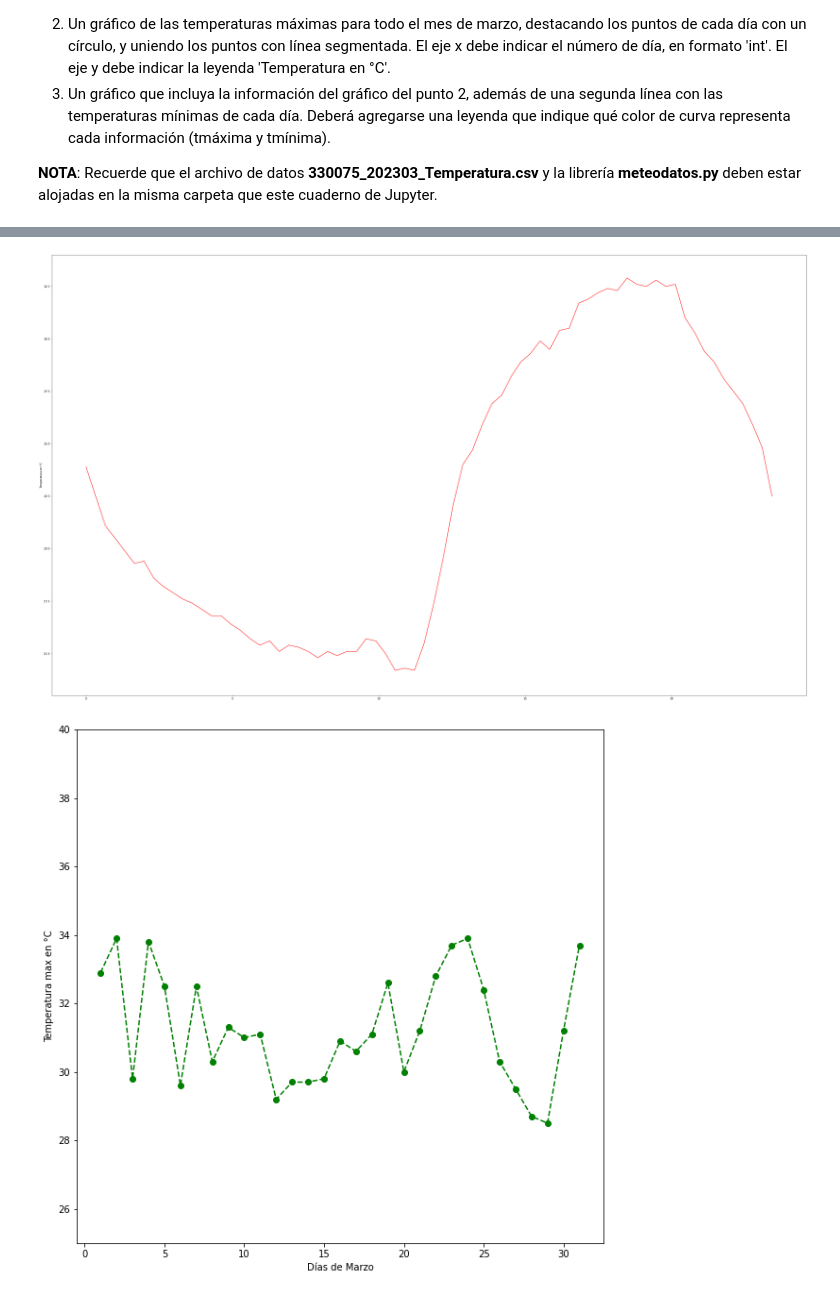
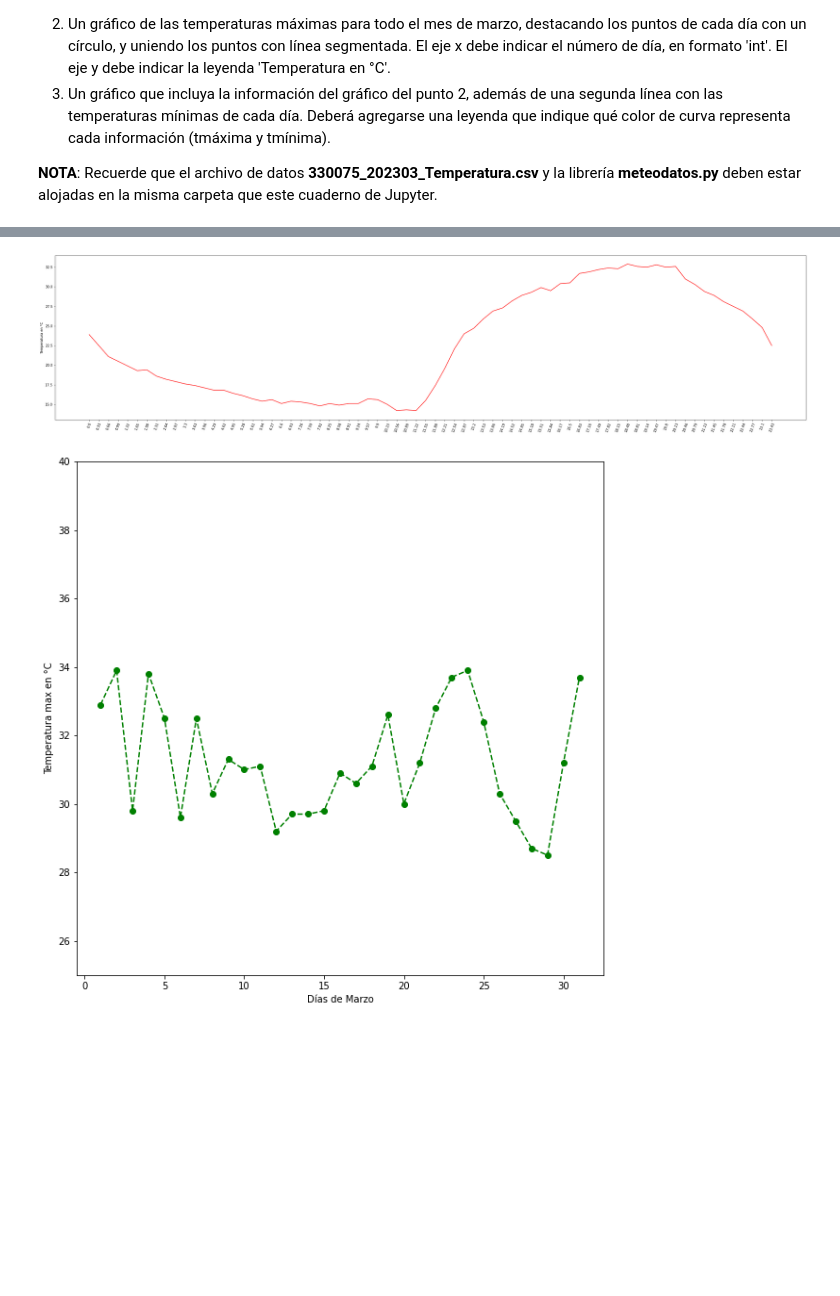
Before and after one commit to cristian2r/taller_6, a Jupyter notebook: Práctica 6 - Graficando con matplotlib.pyplot.ipynb, the cells around one changed output, grey strips where cells are left out. Drawn from its saved outputs; the diff is of its cells as text; code cells hidden in the pictures; blank space fills up the shorter version.

```diff
--- a/Práctica 6 - Graficando con matplotlib.pyplot.ipynb
+++ b/Práctica 6 - Graficando con matplotlib.pyplot.ipynb
@@ -166,17 +157,19 @@ plt.show()
 # %%
 import numpy as np
-
-seq = np.arange(0, 23.76, 0.33)
+rets = np.arange(0, 23.76, 0.33)
+tuns= np.round(rets, 2)
+ters = np.arange(72)
 # %%
 #Grafico 1 formato foat
 ts_01 = mtd.filtrar_cabecera(mtd.filtrar_dia(datos, '2023-03-01'), 'ts')[1:]
-fig, ax = plt.subplots(figsize = (50, 30))
-ax.plot(seq, ts_01, "r")
+fig, ax = plt.subplots(figsize = (40, 9))
+ax.plot(ts_01, "r")
 ax.set_ylim(13, 34)
 ax.set_ylabel('Temperatura en °C')
+plt.xticks(ters, tuns, rotation=70)
 plt.show()
 # %% [output]
-[figure, old version]
+[figure, new version]
 # %%
 # 2. Un gráfico de las temperaturas máximas para todo el mes de marzo, destacando los puntos de cada día con un círculo,
 # y uniendo los puntos con línea segmentada. El eje x debe indicar el número de día, en formato 'int'.
```
Also changed, not shown: parts of 3 cells of this notebook.
